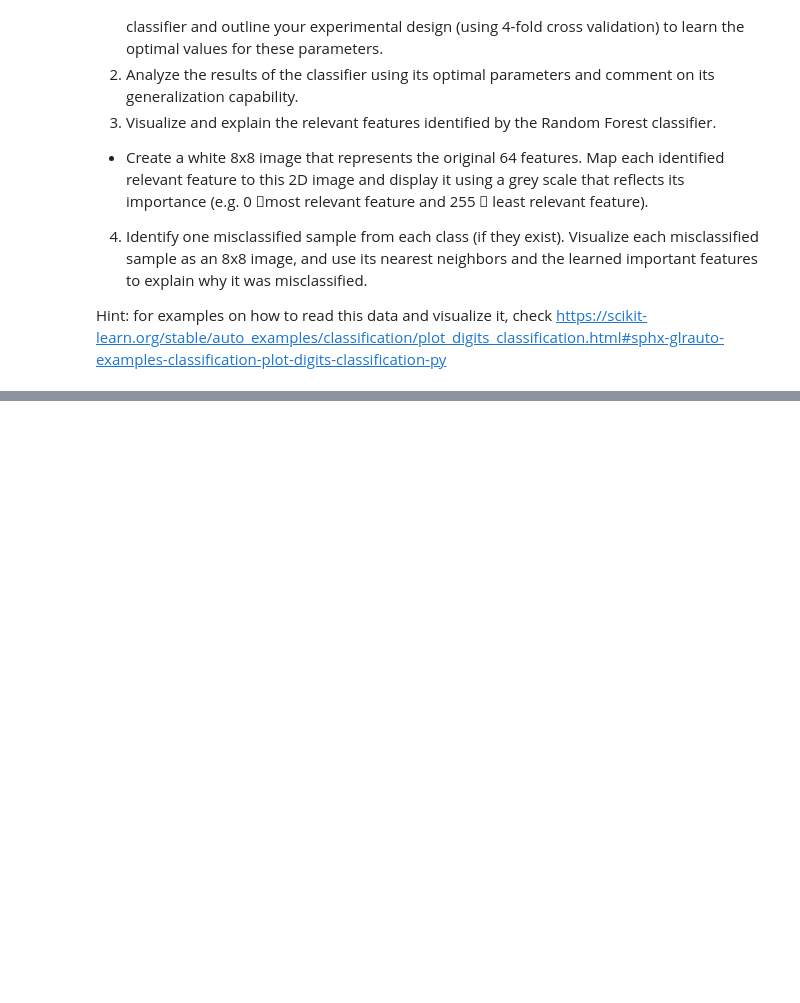
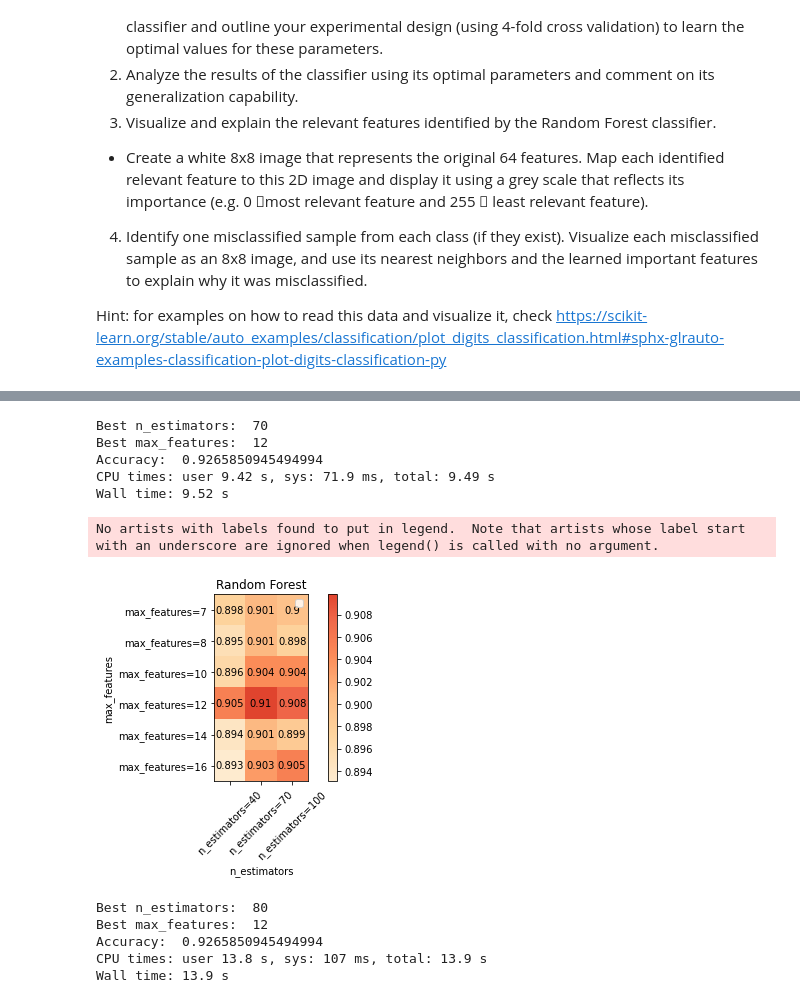
Before and after one commit to jasonmrimer/cse590-machine-learning, a Jupyter notebook: midterm/problem 4 random forest.ipynb, the cells around one changed output, grey strips where cells are left out. Saved outputs shown, nothing was run; the diff lists cells and outputs as text; code cells hidden in the pictures; blank space fills up the shorter version.

```diff
--- a/midterm/problem 4 random forest.ipynb
+++ b/midterm/problem 4 random forest.ipynb
@@ -15,0 +102,27 @@ sklearn.datasets.load_digits(*, n_class=10, return_X_y=False, frame=False)
+# %%
+n_estimators = np.linspace(40, 100, 3, dtype=int)
+max_features = np.linspace(7, 16, 6, dtype=int)
+
+grid_search = % time grid_search_random_forest( n_estimators, max_features )
+# %% [output]
+Best n_estimators:  70
+Best max_features:  12
+Accuracy:  0.9265850945494994
+CPU times: user 9.42 s, sys: 71.9 ms, total: 9.49 s
+Wall time: 9.52 s
+# %%
+graph_grid_search_random_forest(grid_search)
+# %% [output]
+No artists with labels found to put in legend.  Note that artists whose label start with an underscore are ignored when legend() is called with no argument.
+[figure, added]
+# %%
+n_estimators = np.linspace(50, 90, 5, dtype=int)
+max_features = np.linspace(10, 14, 5, dtype=int)
+
+grid_search = % time grid_search_random_forest( n_estimators, max_features )
+# %% [output]
+Best n_estimators:  80
+Best max_features:  12
+Accuracy:  0.9265850945494994
+CPU times: user 13.8 s, sys: 107 ms, total: 13.9 s
+Wall time: 13.9 s
```
Also changed, not shown: parts of 15 cells of this notebook, 1 other file.
